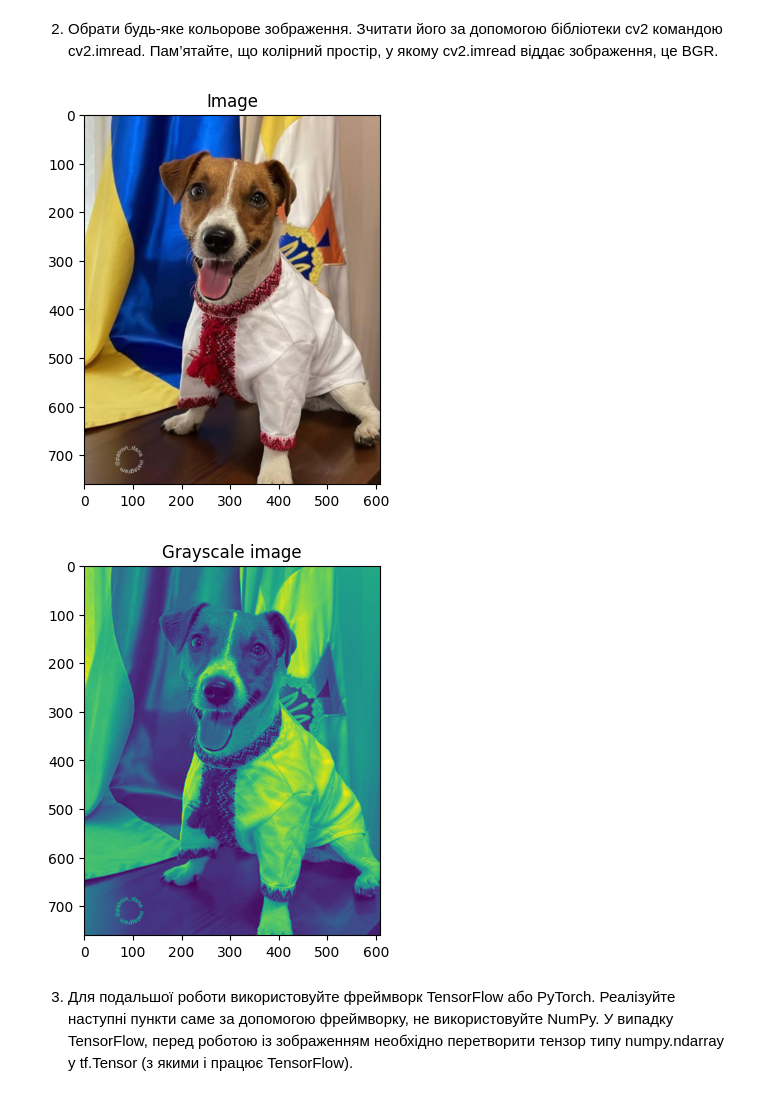
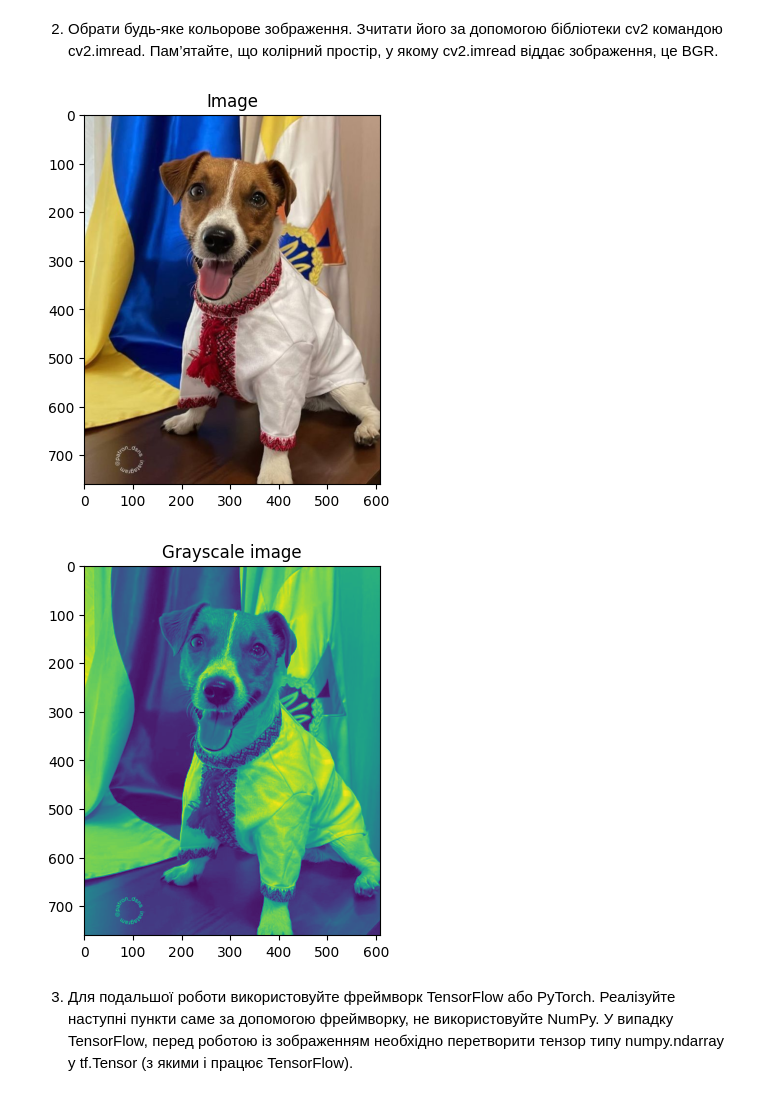
Before and after one commit to melalex/computer-vision, a Jupyter notebook: notebooks/lab_1_1__image_processing.ipynb, the cells around one changed output. Drawn from its saved outputs; the diff is of its cells as text; code cells hidden in the pictures.

```diff
--- a/notebooks/lab_1_1__image_processing.ipynb
+++ b/notebooks/lab_1_1__image_processing.ipynb
@@ -77,18 +83,18 @@ array([[0., 8.],
 # %%
 original_image = cv2.imread(RAW_DATA_FOLDER / "lab_1_1__image.png")
 image = cv2.cvtColor(original_image, cv2.COLOR_BGR2RGB)
-gray_image = cv2.cvtColor(image, cv2.COLOR_BGR2GRAY)
+gray_image = cv2.cvtColor(original_image, cv2.COLOR_BGR2GRAY)
 
 plt.imshow(image)
 plt.title("Image")
 plt.show()
 
 plt.imshow(gray_image)
 plt.title("Grayscale image")
 plt.show()
 # %% [output]
 [figure]
-[figure, old version]
+[figure, new version]
 # %% [markdown]
 3. Для подальшої роботи використовуйте фреймворк TensorFlow або PyTorch. Реалiзуйте наступнi пункти саме за допомогою фреймворку, не використовуйте NumPy. У випадку TensorFlow, перед роботою iз зображенням необхiдно перетворити тензор типу numpy.ndarray у tf.Tensor (з якими i працює TensorFlow).
 # %%
```
Also changed, not shown: parts of 1 cell of this notebook, 8 other files.
